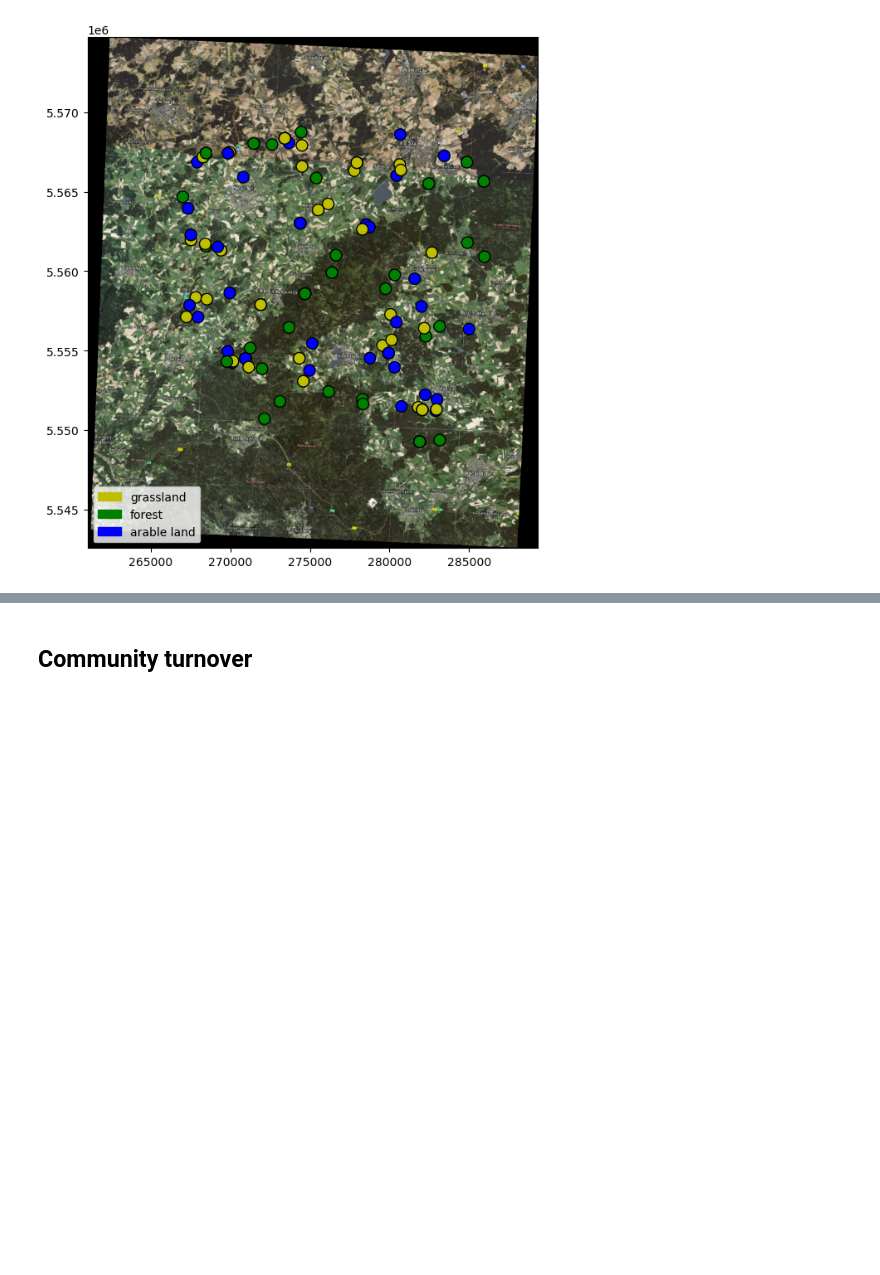
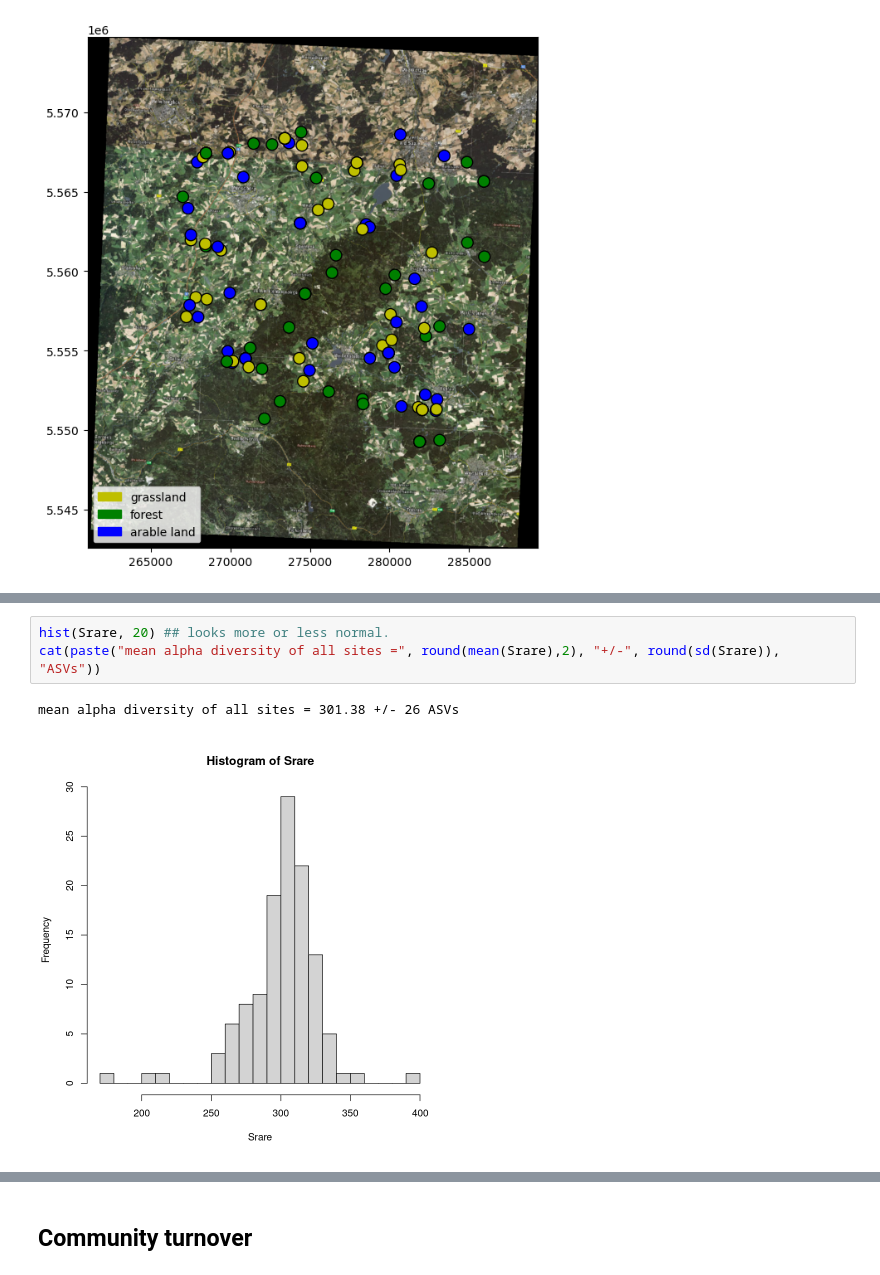
Before and after one commit to danchurch/fichtelgebirgeSoils, a Jupyter notebook: spatialAnalysis/spatialAnalysisSulariData.ipynb, the cells around one changed output, grey strips where cells are left out. Drawn from its saved outputs; the diff is of its cells as text; blank space fills up the shorter version.

```diff
--- a/spatialAnalysis/spatialAnalysisSulariData.ipynb
+++ b/spatialAnalysis/spatialAnalysisSulariData.ipynb
@@ -171,0 +229,6 @@ ax.legend(handles=[grassPatch, forestPatch, farmPatch],
+# %%
+hist(Srare, 20) ## looks more or less normal.
+cat(paste("mean alpha diversity of all sites =", round(mean(Srare),2), "+/-", round(sd(Srare)), "ASVs"))
+# %% [output]
+mean alpha diversity of all sites = 301.38 +/- 26 ASVs
+[figure, added]
```
Also changed, not shown: parts of 27 cells of this notebook, 1 other file.
